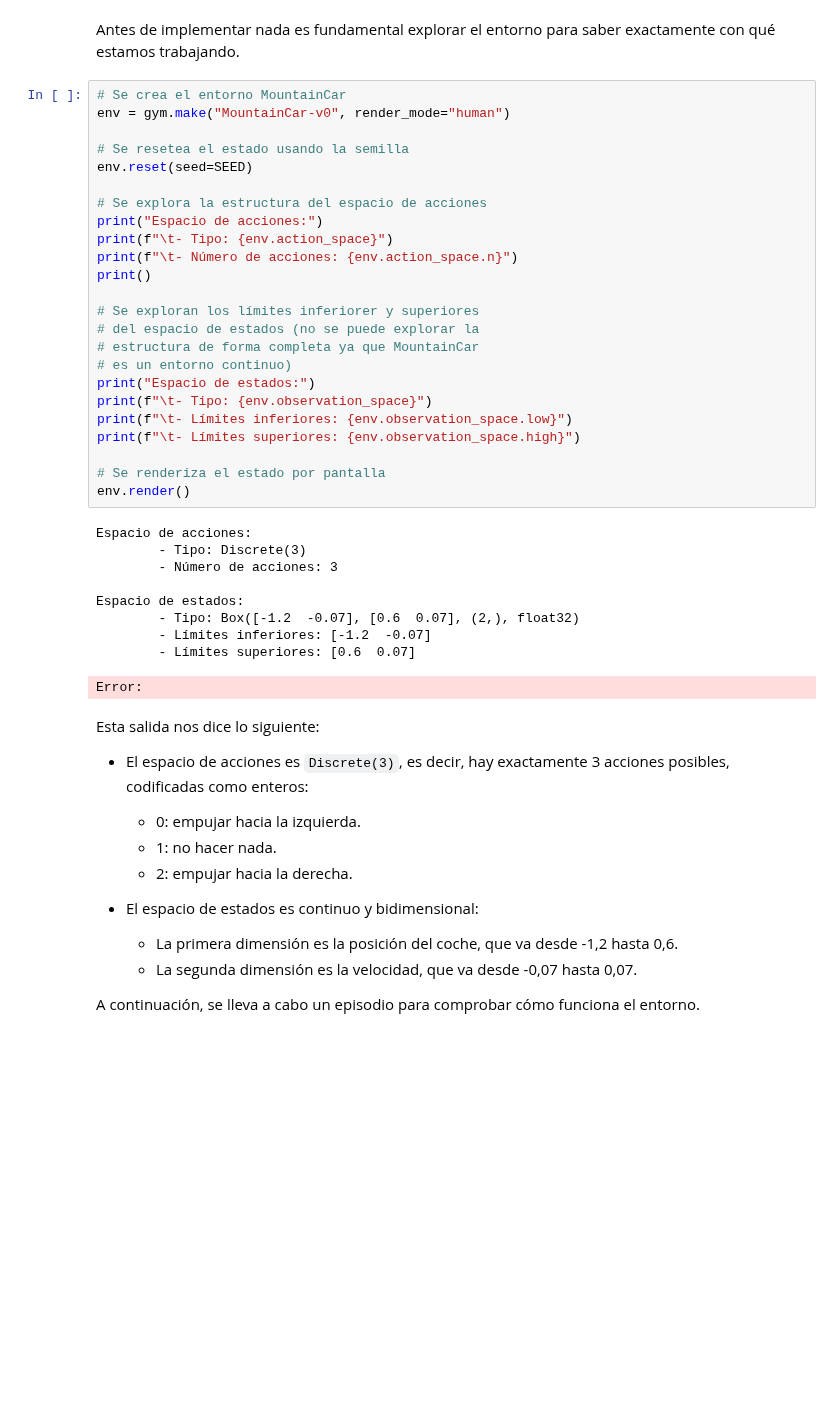
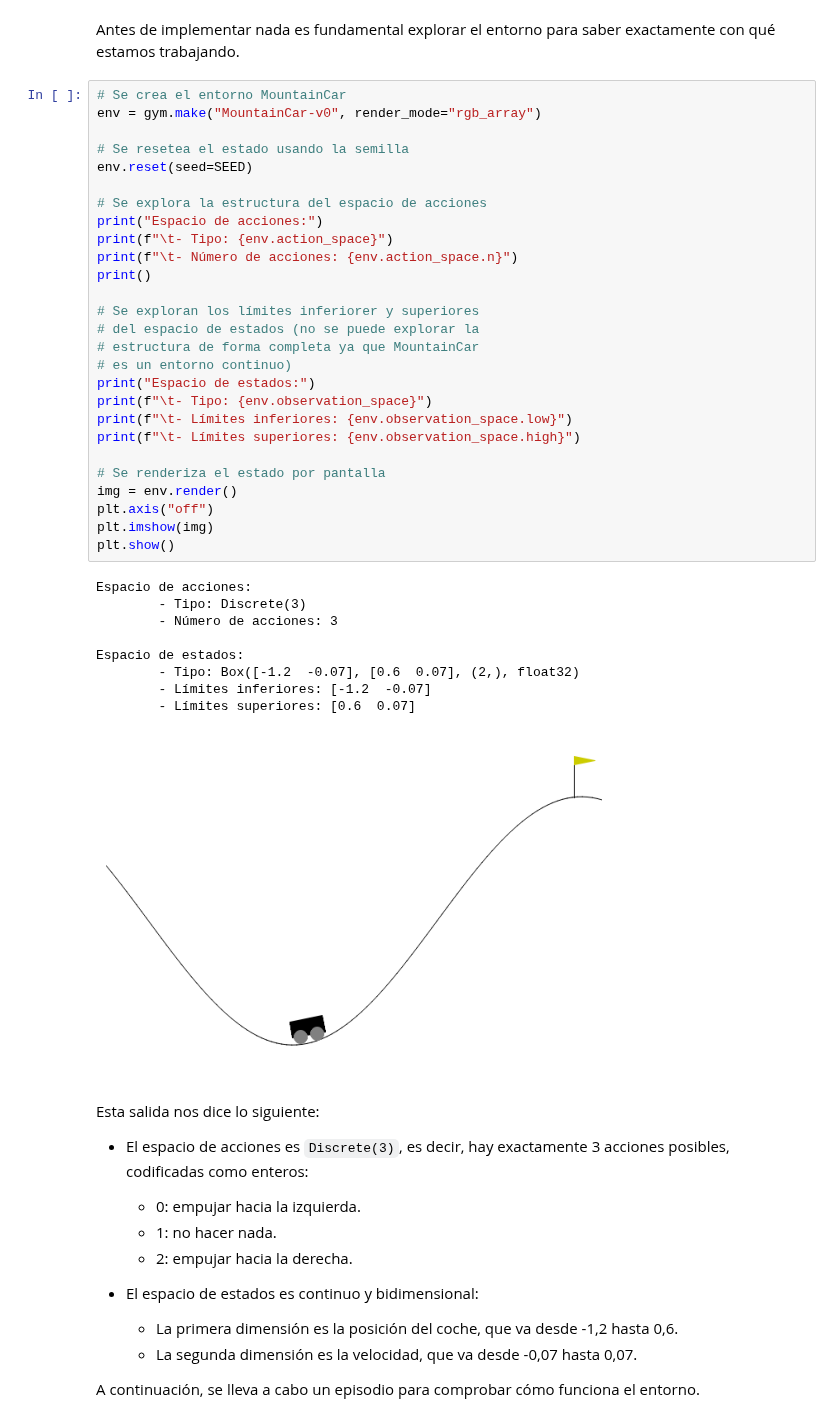
Before and after one commit to angelms2003/FernandezMartinezPolo-EML-RL, a Jupyter notebook: Entornos_Complejos/SARSA_semi_gradiente.ipynb, the cells around one changed output. Saved outputs shown, nothing was run; the diff lists cells and outputs as text; blank space fills up the shorter version.

```diff
--- a/Entornos_Complejos/SARSA_semi_gradiente.ipynb
+++ b/Entornos_Complejos/SARSA_semi_gradiente.ipynb
@@ -69,38 +87,41 @@ Usando dispositivo: cpu
 Antes de implementar nada es fundamental explorar el entorno para saber exactamente con qué estamos trabajando.
 # %%
 # Se crea el entorno MountainCar
-env = gym.make("MountainCar-v0", render_mode="human")
+env = gym.make("MountainCar-v0", render_mode="rgb_array")
 
 # Se resetea el estado usando la semilla
 env.reset(seed=SEED)
 
 # Se explora la estructura del espacio de acciones
 print("Espacio de acciones:")
 print(f"\t- Tipo: {env.action_space}")
 print(f"\t- Número de acciones: {env.action_space.n}")
 print()
 
 # Se exploran los límites inferiorer y superiores
 # del espacio de estados (no se puede explorar la
 # estructura de forma completa ya que MountainCar
 # es un entorno continuo)
 print("Espacio de estados:")
 print(f"\t- Tipo: {env.observation_space}")
 print(f"\t- Límites inferiores: {env.observation_space.low}")
 print(f"\t- Límites superiores: {env.observation_space.high}")
 
 # Se renderiza el estado por pantalla
-env.render()
+img = env.render()
+plt.axis("off")
+plt.imshow(img)
+plt.show()
 # %% [output]
 Espacio de acciones:
         - Tipo: Discrete(3)
         - Número de acciones: 3
 
 Espacio de estados:
         - Tipo: Box([-1.2  -0.07], [0.6  0.07], (2,), float32)
         - Límites inferiores: [-1.2  -0.07]
         - Límites superiores: [0.6  0.07]
-Error:
+[figure, added]
 # %% [markdown]
 Esta salida nos dice lo siguiente:
 
```
Also changed, not shown: parts of 47 cells of this notebook, 2 other files.
